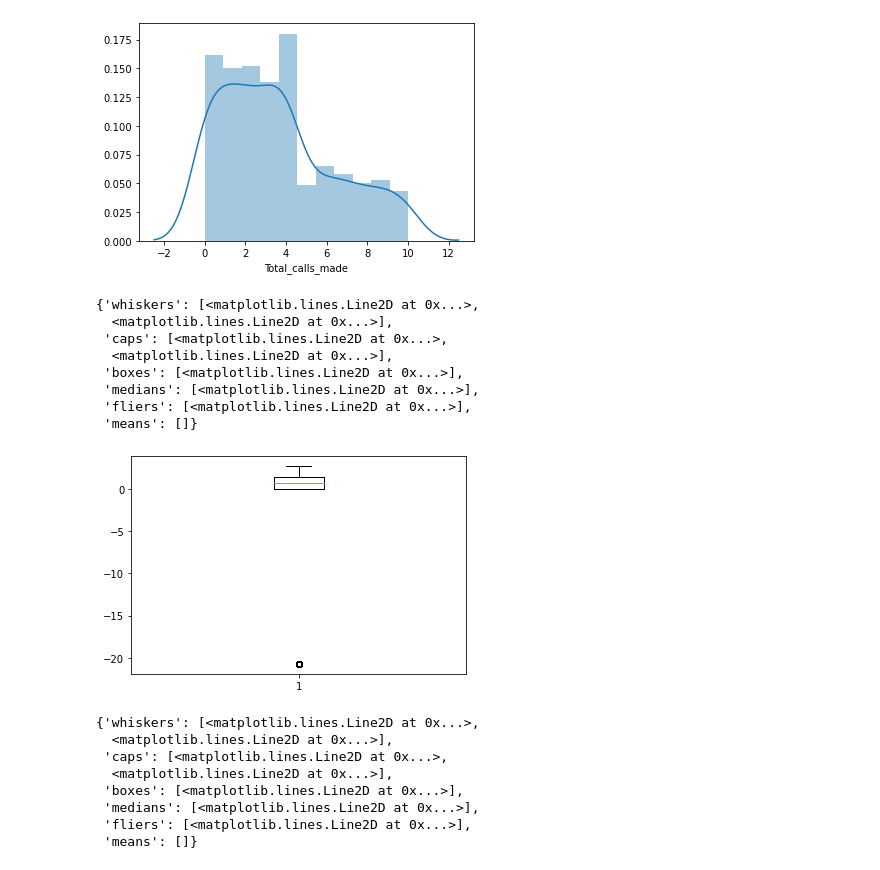
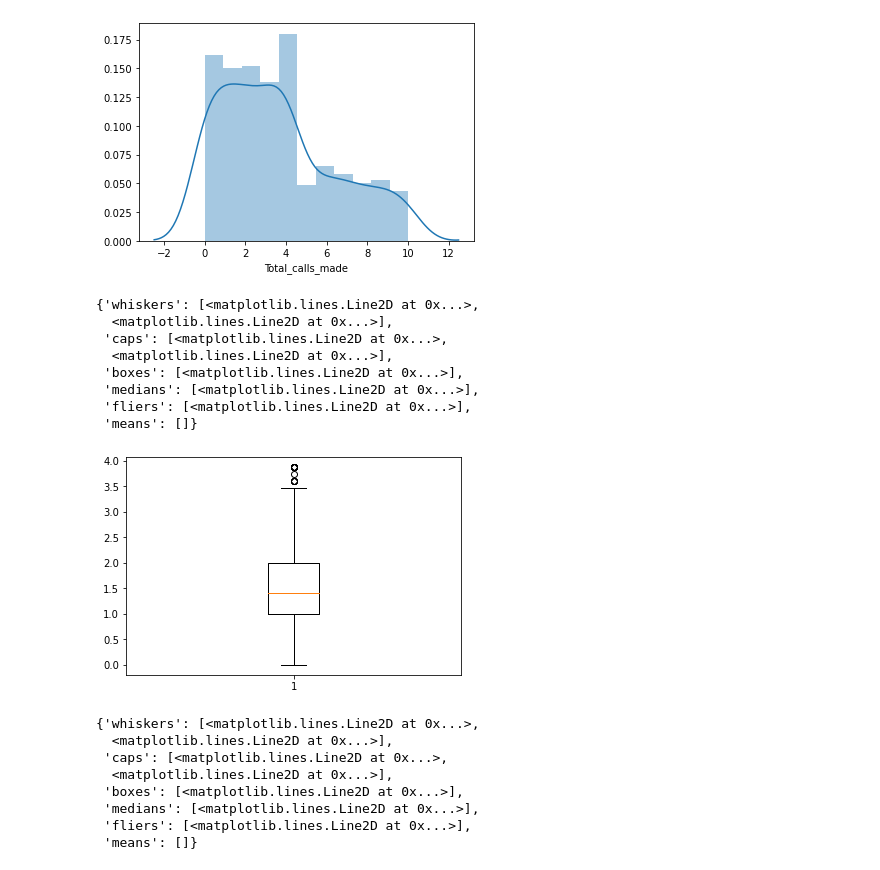
Before and after one commit to bharnats/CreditCard-Customer-Segmentation, a Jupyter notebook: Customer Segmentation- Unsupervised Learning.ipynb, the cells around one changed output. Cells and saved outputs as stored; diff of their text form; code cells hidden in the pictures.

```diff
--- a/Customer Segmentation- Unsupervised Learning.ipynb
+++ b/Customer Segmentation- Unsupervised Learning.ipynb
@@ -112,19 +112,19 @@ sns.distplot(df['Total_calls_made'])
 <matplotlib.axes._subplots.AxesSubplot at 0x...>
 [figure]
 # %%
-df['Total_visits_online'].replace(0,0.000000001,inplace=True)
-df['Total_visits_online']=np.log(df['Total_visits_online'])
+##df['Total_visits_online'].replace(0,0.000000001,inplace=True)
+df['Total_visits_online']=np.sqrt(df['Total_visits_online'])
 plt.boxplot(df['Total_visits_online'])
 # %% [output]
 {'whiskers': [<matplotlib.lines.Line2D at 0x...>,
   <matplotlib.lines.Line2D at 0x...>],
  'caps': [<matplotlib.lines.Line2D at 0x...>,
   <matplotlib.lines.Line2D at 0x...>],
  'boxes': [<matplotlib.lines.Line2D at 0x...>],
  'medians': [<matplotlib.lines.Line2D at 0x...>],
  'fliers': [<matplotlib.lines.Line2D at 0x...>],
  'means': []}
-[figure, old version]
+[figure, new version]
 # %%
 plt.boxplot(df['Total_calls_made'])
 # %% [output]
```
Also changed, not shown: parts of 25 cells of this notebook.
